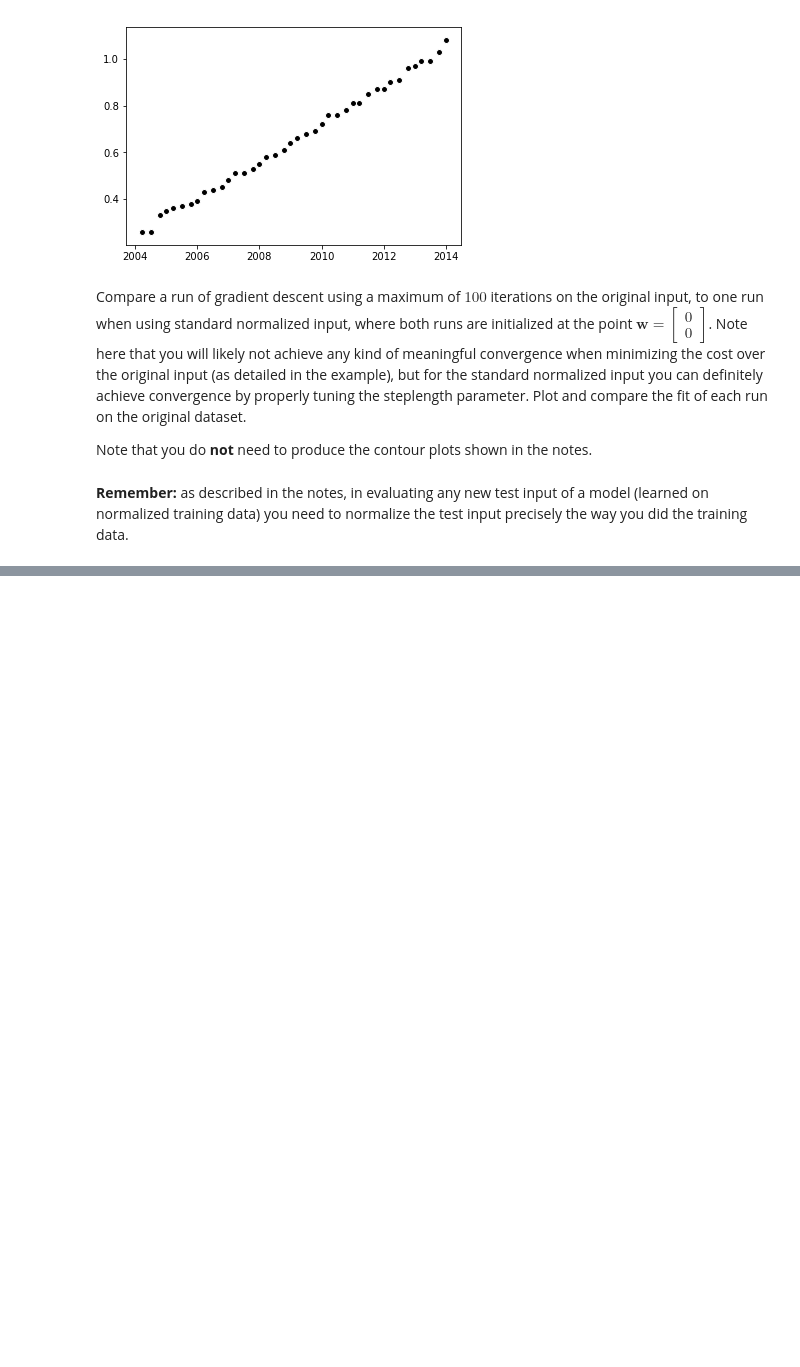
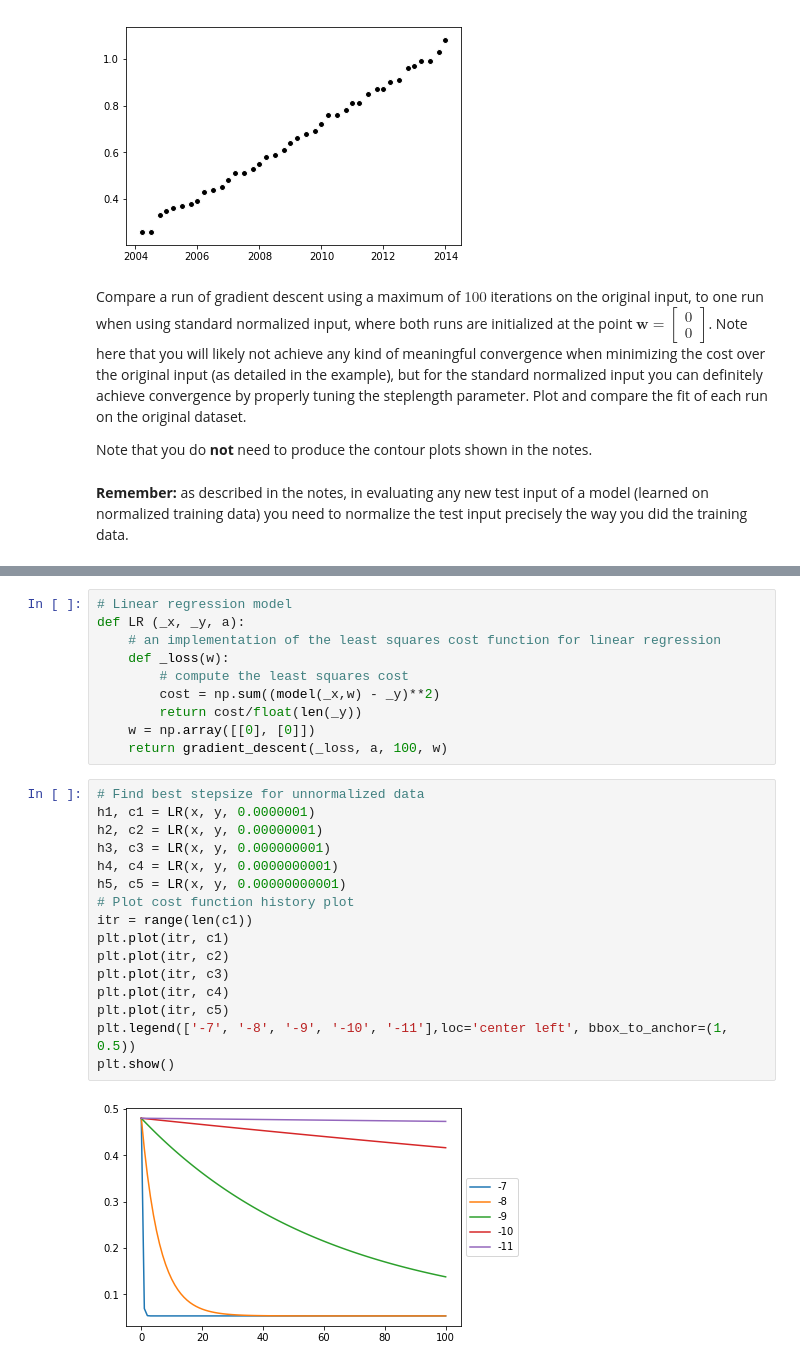
Before and after one commit to khou2020/deeplearninghw, a Jupyter notebook: hw1/deep_learning_hw1_exercise_4.ipynb, the cells around one changed output, grey strips where cells are left out. Cells and saved outputs as stored; diff of their text form; blank space fills up the shorter version.

```diff
--- a/hw1/deep_learning_hw1_exercise_4.ipynb
+++ b/hw1/deep_learning_hw1_exercise_4.ipynb
@@ -46,0 +95,28 @@ Note that you do **not** need to produce the contour plots shown in the notes.
+# %%
+# Linear regression model
+def LR (_x, _y, a):
+    # an implementation of the least squares cost function for linear regression
+    def _loss(w):
+        # compute the least squares cost
+        cost = np.sum((model(_x,w) - _y)**2)
+        return cost/float(len(_y))
+    w = np.array([[0], [0]])
+    return gradient_descent(_loss, a, 100, w)
+# %%
+# Find best stepsize for unnormalized data
+h1, c1 = LR(x, y, 0.0000001)
+h2, c2 = LR(x, y, 0.00000001)
+h3, c3 = LR(x, y, 0.000000001)
+h4, c4 = LR(x, y, 0.0000000001)
+h5, c5 = LR(x, y, 0.00000000001)
+# Plot cost function history plot
+itr = range(len(c1))
+plt.plot(itr, c1)
+plt.plot(itr, c2)
+plt.plot(itr, c3)
+plt.plot(itr, c4)
+plt.plot(itr, c5)
+plt.legend(['-7', '-8', '-9', '-10', '-11'],loc='center left', bbox_to_anchor=(1, 0.5))
+plt.show()
+# %% [output]
+[figure, added]
```
Also changed, not shown: parts of 8 cells of this notebook, 3 other files.
